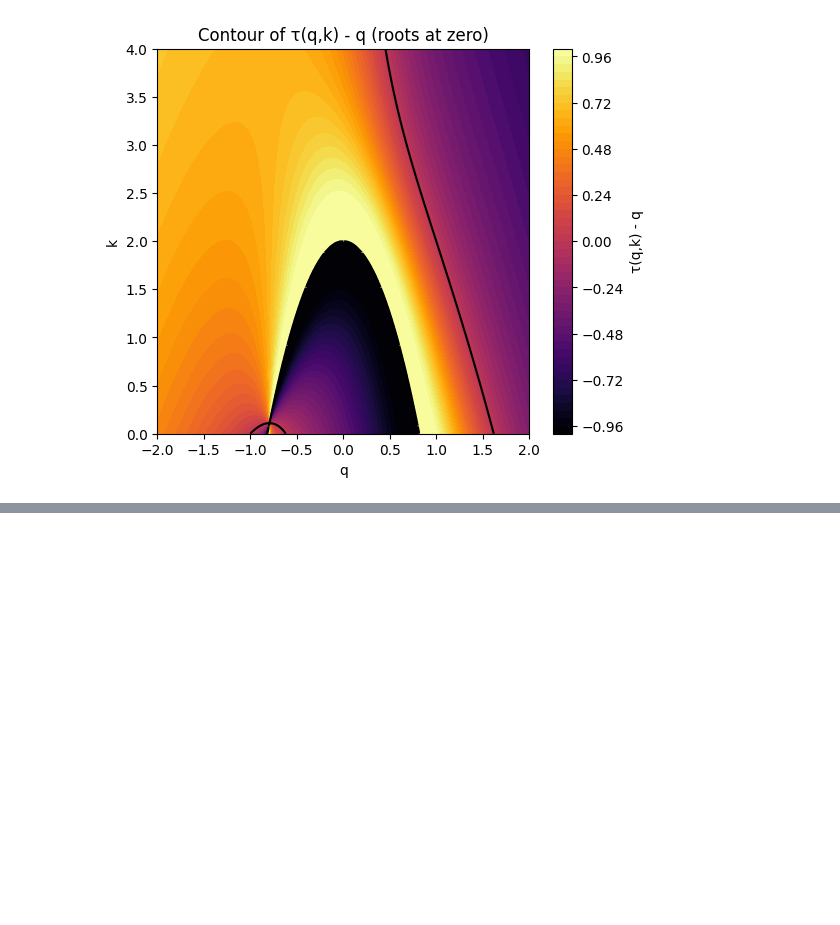
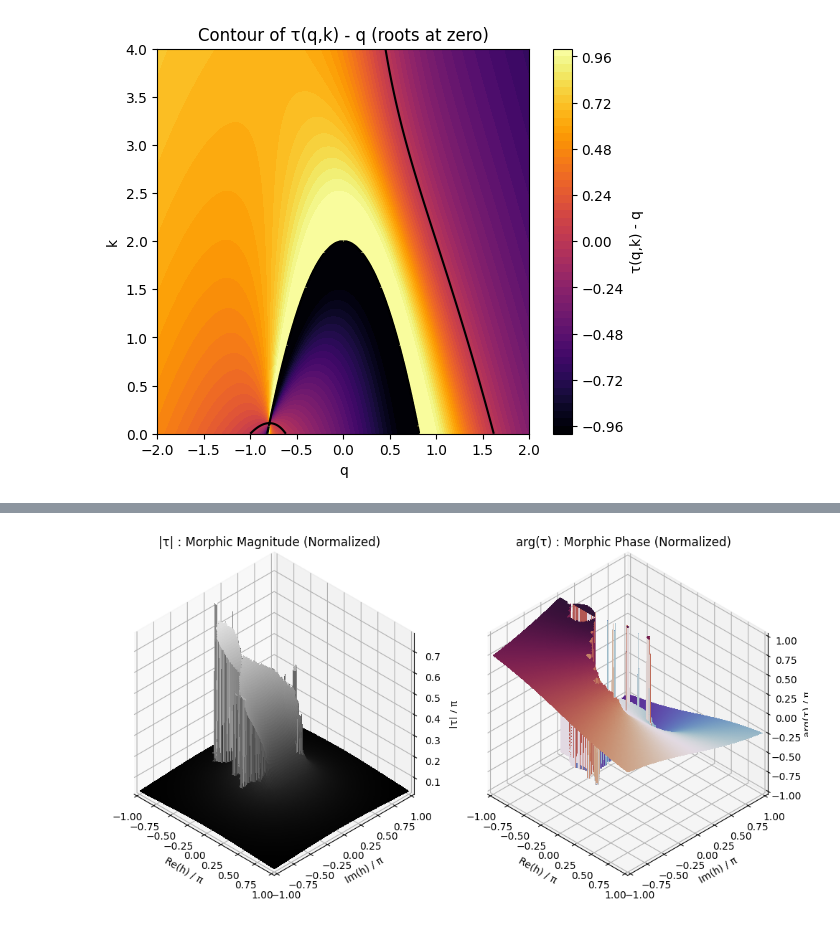
Before and after one commit to anthonyrisinger/riprompt, a Jupyter notebook: riprompt.ipynb, the cells around one changed output, grey strips where cells are left out. Drawn from its saved outputs; the diff is of its cells as text; code cells hidden in the pictures; blank space fills up the shorter version.

```diff
--- a/riprompt.ipynb
+++ b/riprompt.ipynb
@@ -134,0 +141,77 @@ plt.show()
+# %%
+from matplotlib.colors import ListedColormap
+
+def morphic_map(tau, h):
+    numerator = 2 * tau**3 + 1
+    denominator = 3 * tau**2 + 2 * h
+
+    return numerator / (denominator + 1e-12)
+
+real_hearts = np.linspace(-np.pi, np.pi, 128)
+imag_hearts = np.linspace(-np.pi, np.pi, 128)
+real_grid, imag_grid = np.meshgrid(real_hearts, imag_hearts)
+
+tau_mags = np.full_like(real_grid, np.nan, dtype=np.float64)
+tau_args = np.full_like(real_grid, np.nan, dtype=np.float64)
+
+max_iter = 128
+tol = 1e-6
+max_mag = 128
+
+for i in range(real_grid.shape[0]):
+    for j in range(real_grid.shape[1]):
+        h = real_grid[i, j] + 1j * imag_grid[i, j]
+        tau = 1 + 0j
+        prev_tau = tau
+        converged = False
+        for step in range(max_iter):
+            next_tau = morphic_map(tau, h)
+            if np.isnan(next_tau) or np.isinf(next_tau) or abs(next_tau) > max_mag:
+                break
+            if abs(next_tau - tau) < tol:
+                tau_mags[i, j] = abs(next_tau)
+                tau_args[i, j] = np.angle(next_tau)
+                converged = True
+                break
+            prev_tau = tau
+            tau = next_tau
+        if not converged:
+            if not (np.isnan(prev_tau) or np.isinf(prev_tau)):
+                 tau_mags[i, j] = abs(prev_tau)
+                 tau_args[i, j] = np.angle(prev_tau)
+
+with np.errstate(divide='ignore', invalid='ignore'):
+    plot_real_grid = real_grid / np.pi
+    plot_imag_grid = imag_grid / np.pi
+    plot_tau_mags = tau_mags / np.pi
+    plot_tau_args = tau_args / np.pi
+
+bw_magnitude_cmap = ListedColormap([[v, v, v, 1.0] for v in np.linspace(0, 1, 256)])
+arg_cmap = plt.cm.twilight_shifted
+
+fig = plt.figure(figsize=(10, 5), dpi=100)
+
+ax1 = fig.add_subplot(121, projection='3d', box_aspect=(1, 1, 1))
+ax1.set_proj_type('ortho')
+surf1 = ax1.plot_surface(plot_real_grid, plot_imag_grid, plot_tau_mags, cmap=bw_magnitude_cmap, edgecolor='none', antialiased=False, rstride=1, cstride=1)
+ax1.set_title("|τ| : Morphic Magnitude (Normalized)", fontsize=12)
+ax1.set_xlabel("Re(h) / π")
+ax1.set_ylabel("Im(h) / π")
+ax1.set_zlabel("|τ| / π")
+ax1.margins(x=0, y=0, z=0)
+ax1.view_init(*G45)
+
+ax2 = fig.add_subplot(122, projection='3d', box_aspect=(1, 1, 1))
+ax2.set_proj_type('ortho')
+surf2 = ax2.plot_surface(plot_real_grid, plot_imag_grid, plot_tau_args, cmap=arg_cmap, edgecolor='none', antialiased=False, rstride=1, cstride=1)
+ax2.set_title("arg(τ) : Morphic Phase (Normalized)", fontsize=12)
+ax2.set_xlabel("Re(h) / π")
+ax2.set_ylabel("Im(h) / π")
+ax2.set_zlabel("arg(τ) / π")
+ax2.margins(x=0, y=0, z=0)
+ax2.view_init(*G45)
+
+plt.tight_layout()
+plt.show()
+# %% [output]
+[figure, added]
```
Also changed, not shown: parts of 6 cells of this notebook.
